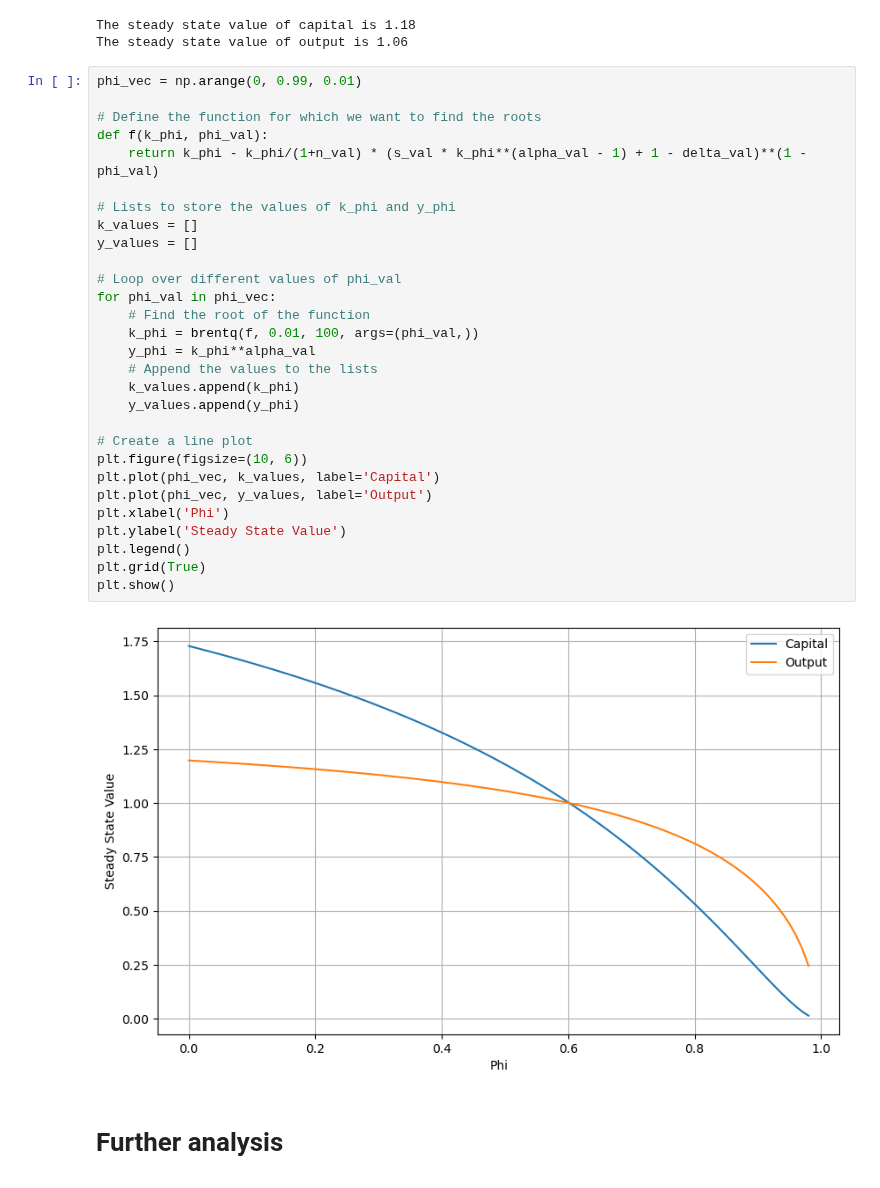
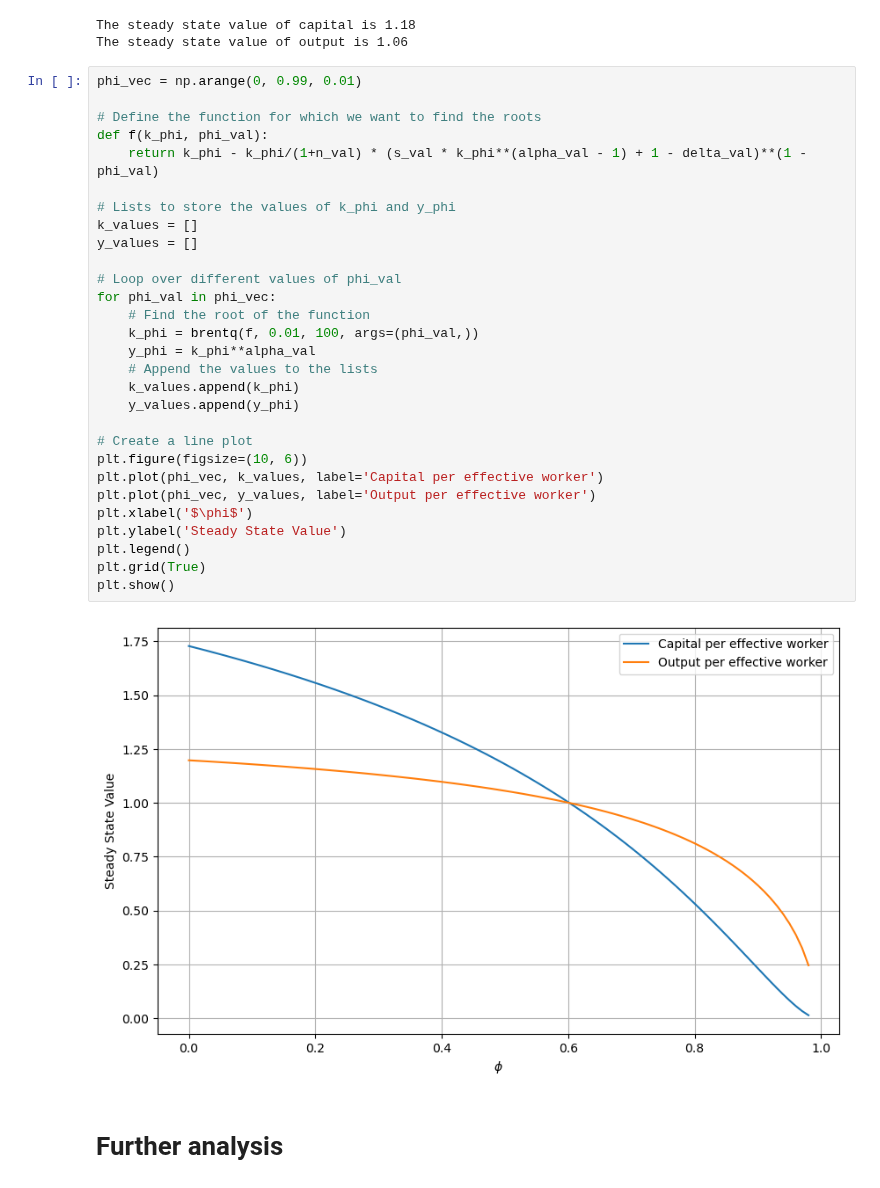
Before and after one commit to NumEconCopenhagen/projects-2024-christoffer-victor, a Jupyter notebook: modelproject/modelproject.ipynb, the cells around one changed output. Cells and saved outputs as stored; diff of their text form.

```diff
--- a/modelproject/modelproject.ipynb
+++ b/modelproject/modelproject.ipynb
@@ -122,34 +125,34 @@ The steady state value of output is 1.06
 # %%
 phi_vec = np.arange(0, 0.99, 0.01)
 
 # Define the function for which we want to find the roots
 def f(k_phi, phi_val):
     return k_phi - k_phi/(1+n_val) * (s_val * k_phi**(alpha_val - 1) + 1 - delta_val)**(1 - phi_val)
 
 # Lists to store the values of k_phi and y_phi
 k_values = []
 y_values = []
 
 # Loop over different values of phi_val
 for phi_val in phi_vec:
     # Find the root of the function
     k_phi = brentq(f, 0.01, 100, args=(phi_val,))
     y_phi = k_phi**alpha_val
     # Append the values to the lists
     k_values.append(k_phi)
     y_values.append(y_phi)
 
 # Create a line plot
 plt.figure(figsize=(10, 6))
-plt.plot(phi_vec, k_values, label='Capital')
-plt.plot(phi_vec, y_values, label='Output')
-plt.xlabel('Phi')
+plt.plot(phi_vec, k_values, label='Capital per effective worker')
+plt.plot(phi_vec, y_values, label='Output per effective worker')
+plt.xlabel('$\phi$')
 plt.ylabel('Steady State Value')
 plt.legend()
 plt.grid(True)
 plt.show()
 # %% [output]
-[figure, old version]
+[figure, new version]
 # %% [markdown]
 # Further analysis
 # %% [markdown]
```
Also changed, not shown: parts of 1 cell of this notebook.
